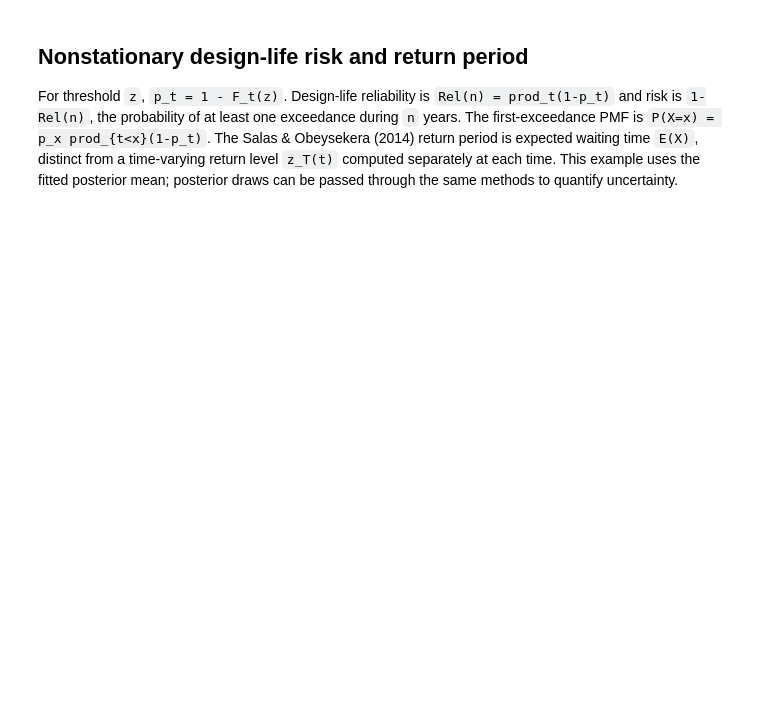
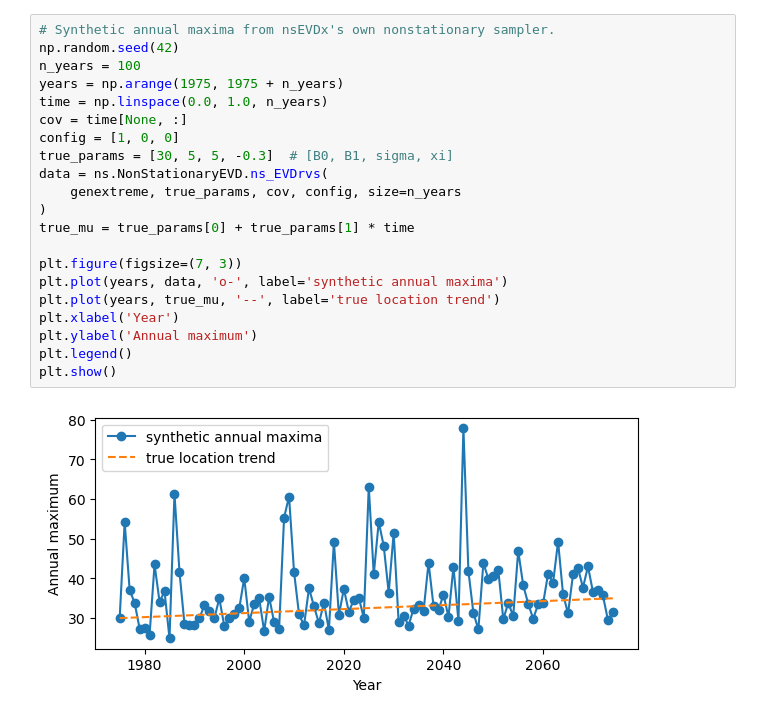
Before and after one commit to Nischalcs50/nsEVDx, a Jupyter notebook: examples/Nonstationary_risk_and_return_periods.ipynb, the cells around one changed output. Saved outputs shown, nothing was run; the diff lists cells and outputs as text; blank space fills up the shorter version.

```diff
--- a/examples/Nonstationary_risk_and_return_periods.ipynb
+++ b/examples/Nonstationary_risk_and_return_periods.ipynb
@@ -181,4 +10,23 @@ ns.plot_posterior(samples, config, fig_size=(7, 8));
-# %% [markdown]
-## Nonstationary design-life risk and return period
-
-For threshold `z`, `p_t = 1 - F_t(z)`. Design-life reliability is `Rel(n) = prod_t(1-p_t)` and risk is `1-Rel(n)`, the probability of at least one exceedance during `n` years. The first-exceedance PMF is `P(X=x) = p_x prod_{t<x}(1-p_t)`. The Salas & Obeysekera (2014) return period is expected waiting time `E(X)`, distinct from a time-varying return level `z_T(t)` computed separately at each time. This example uses the fitted posterior mean; posterior draws can be passed through the same methods to quantify uncertainty.
+# %%
+# Synthetic annual maxima from nsEVDx's own nonstationary sampler.
+np.random.seed(42)
+n_years = 100
+years = np.arange(1975, 1975 + n_years)
+time = np.linspace(0.0, 1.0, n_years)
+cov = time[None, :]
+config = [1, 0, 0]
+true_params = [30, 5, 5, -0.3]  # [B0, B1, sigma, xi]
+data = ns.NonStationaryEVD.ns_EVDrvs(
+    genextreme, true_params, cov, config, size=n_years
+)
+true_mu = true_params[0] + true_params[1] * time
+
+plt.figure(figsize=(7, 3))
+plt.plot(years, data, 'o-', label='synthetic annual maxima')
+plt.plot(years, true_mu, '--', label='true location trend')
+plt.xlabel('Year')
+plt.ylabel('Annual maximum')
+plt.legend()
+plt.show()
+# %% [output]
+[figure, added]
```
Also changed, not shown: parts of 21 cells of this notebook, 4 other files.
